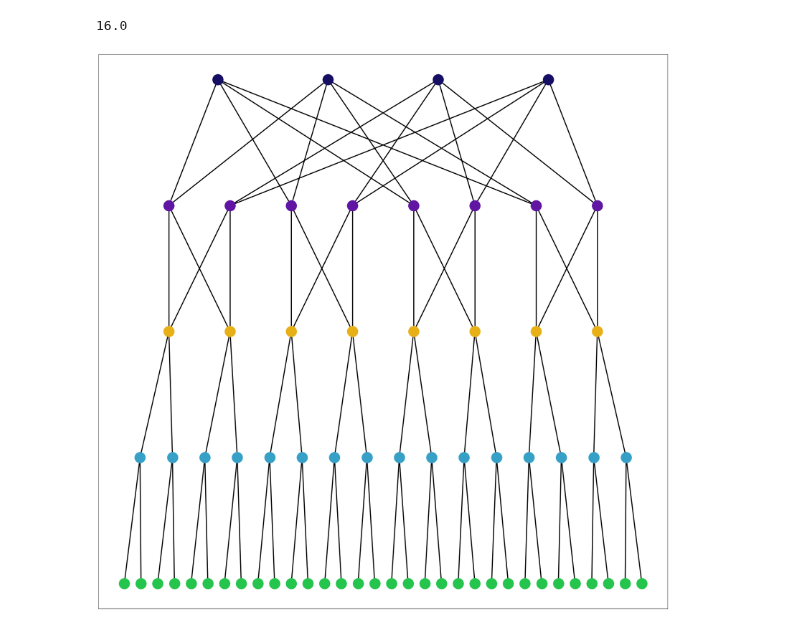
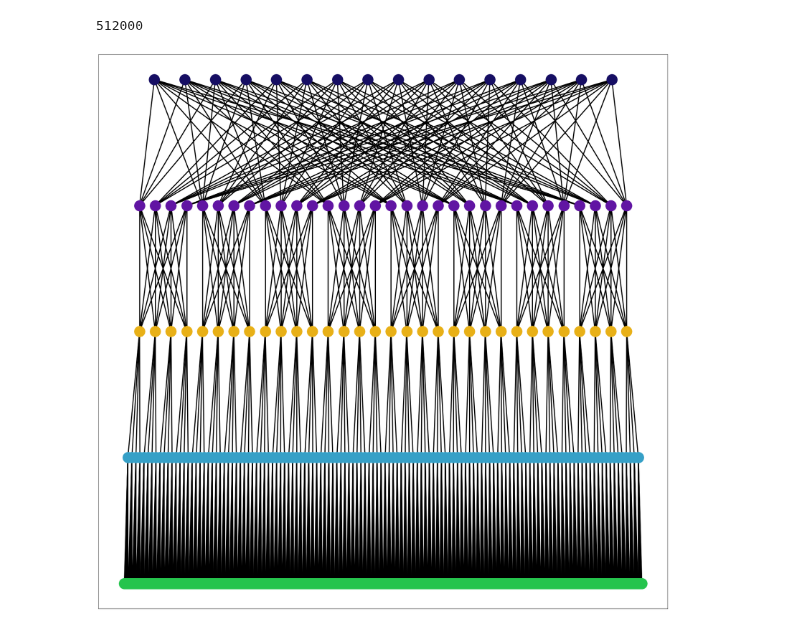
Before and after one commit to cwfparsonson/trafpy, a Jupyter notebook: notebooks/load_implementation.ipynb, the cells around one changed output. Saved outputs shown, nothing was run; the diff lists cells and outputs as text; code cells hidden in the pictures.

Commit message:
:hammer: Refactored fat-tree generator so can have L=2 or L=3,4 layers.

```diff
--- a/notebooks/load_implementation.ipynb
+++ b/notebooks/load_implementation.ipynb
@@ -83,17 +81,18 @@ print('Num slots: {}'.format(len(slots_dict.keys())))
 # %%
 %autoreload
-net = tpg.gen_fat_tree(k=4,
-                       N=2,
-                       num_channels=1,
-                       rack_to_edge_channel_capacity=500,
-                       edge_to_agg_channel_capacity=40000,
-                       agg_to_core_channel_capacity=40000)
+# net = tpg.gen_fat_tree(k=4,
+#                        N=2,
+#                        num_channels=1,
+#                        rack_to_edge_channel_capacity=500,
+#                        edge_to_agg_channel_capacity=40000,
+#                        agg_to_core_channel_capacity=40000)
+net = tpg.test_gen_fat_tree(k=8, L=4, n=8)
 # net = tpg.gen_nsfnet_network(N=2)
 print(net.graph['max_nw_capacity'])
 fig = tpg.plot_network(net, draw_node_labels=False, network_node_size=1000, linewidths=1)
 # %% [output]
-16.0
+512000
-[figure, old version]
+[figure, new version]
 # %%
 %autoreload
 import time
```
Also changed, not shown: parts of 3 cells of this notebook, 3 other files.
